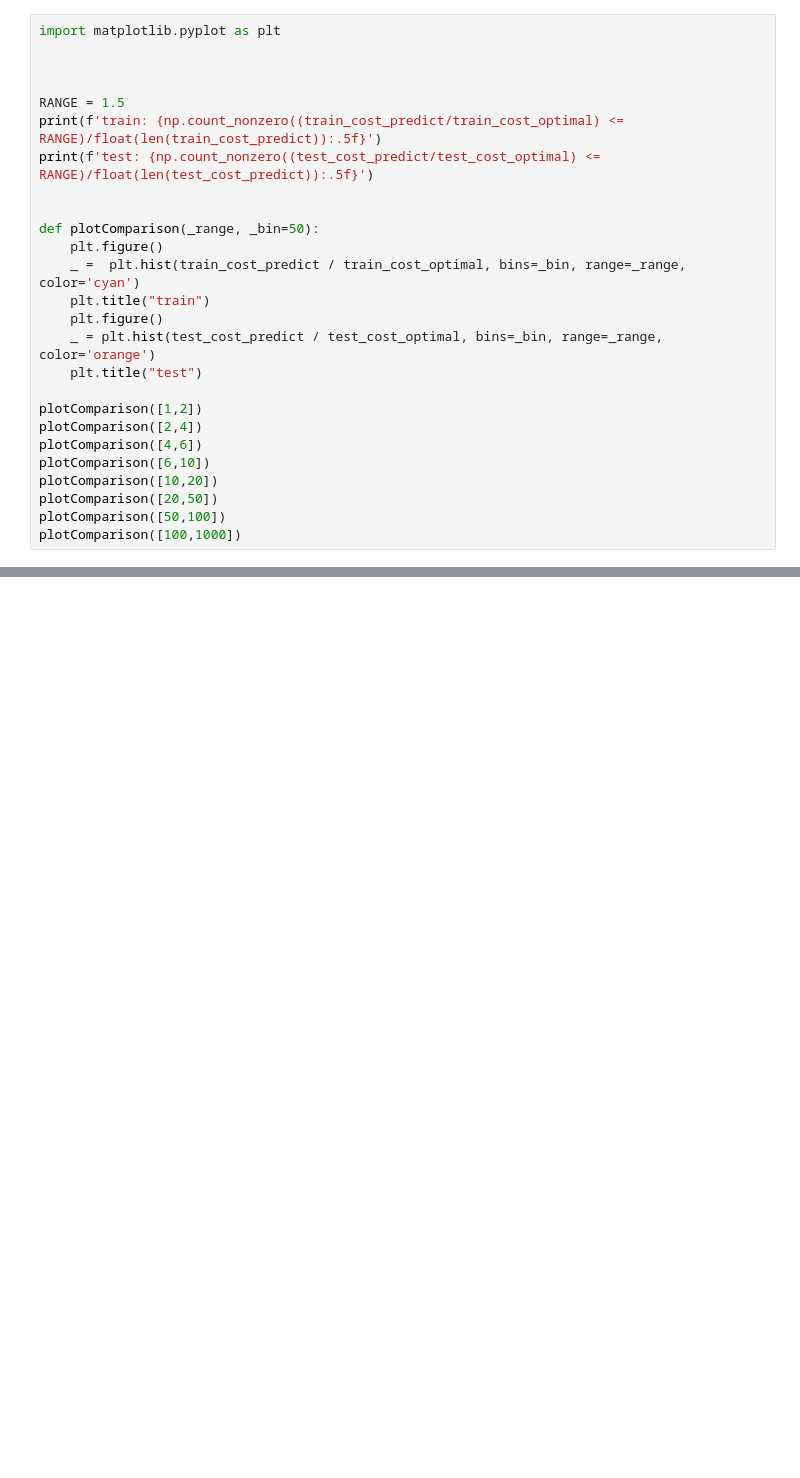
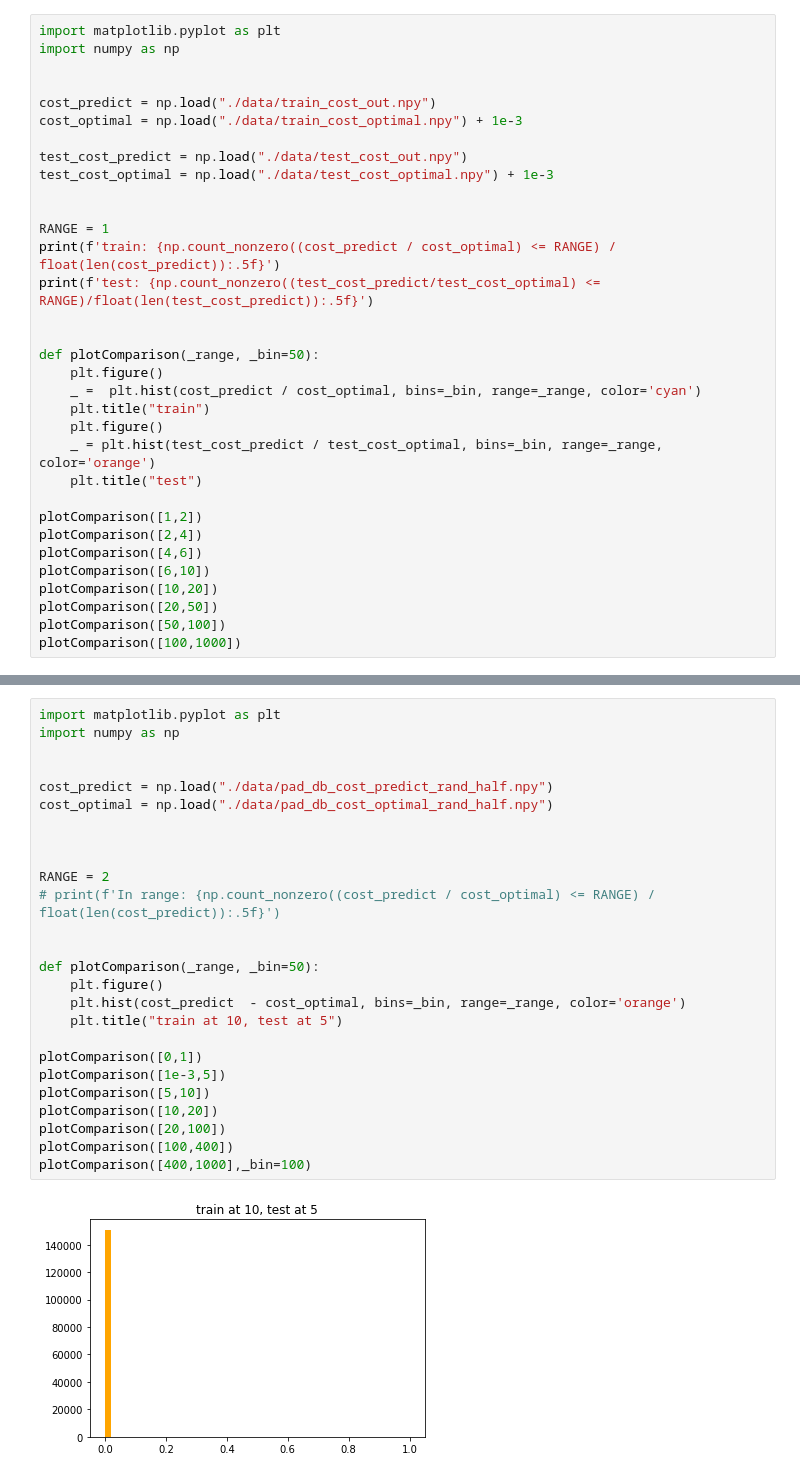
Before and after one commit to qhc99/rrm_python, a Jupyter notebook: repl.ipynb, the cells around one changed output, grey strips where cells are left out. Drawn from its saved outputs; the diff is of its cells as text; blank space fills up the shorter version.

```diff
--- a/repl.ipynb
+++ b/repl.ipynb
@@ -10,16 +1,23 @@ test_cost_optimal = np.load("./data/test_cost_optimal.npy")
 # %%
 import matplotlib.pyplot as plt
+import numpy as np
 
 
+cost_predict = np.load("./data/train_cost_out.npy")
+cost_optimal = np.load("./data/train_cost_optimal.npy") + 1e-3
 
-RANGE = 1.5
-print(f'train: {np.count_nonzero((train_cost_predict/train_cost_optimal) <= RANGE)/float(len(train_cost_predict)):.5f}')
+test_cost_predict = np.load("./data/test_cost_out.npy")
+test_cost_optimal = np.load("./data/test_cost_optimal.npy") + 1e-3
+
+
+RANGE = 1
+print(f'train: {np.count_nonzero((cost_predict / cost_optimal) <= RANGE) / float(len(cost_predict)):.5f}')
 print(f'test: {np.count_nonzero((test_cost_predict/test_cost_optimal) <= RANGE)/float(len(test_cost_predict)):.5f}')
 
 
 def plotComparison(_range, _bin=50):
     plt.figure()
-    _ =  plt.hist(train_cost_predict / train_cost_optimal, bins=_bin, range=_range, color='cyan')
+    _ =  plt.hist(cost_predict / cost_optimal, bins=_bin, range=_range, color='cyan')
     plt.title("train")
     plt.figure()
     _ = plt.hist(test_cost_predict / test_cost_optimal, bins=_bin, range=_range, color='orange')
@@ -48,3 +46,31 @@ test: 0.94540
 [figure]
 [figure]
 ... (5 outputs left out)
+# %%
+import matplotlib.pyplot as plt
+import numpy as np
+
+
+cost_predict = np.load("./data/pad_db_cost_predict_rand_half.npy")
+cost_optimal = np.load("./data/pad_db_cost_optimal_rand_half.npy")
+
+
+
+RANGE = 2
+# print(f'In range: {np.count_nonzero((cost_predict / cost_optimal) <= RANGE) / float(len(cost_predict)):.5f}')
+
+
+def plotComparison(_range, _bin=50):
+    plt.figure()
+    plt.hist(cost_predict  - cost_optimal, bins=_bin, range=_range, color='orange')
+    plt.title("train at 10, test at 5")
+
+plotComparison([0,1])
+plotComparison([1e-3,5])
+plotComparison([5,10])
+plotComparison([10,20])
+plotComparison([20,100])
+plotComparison([100,400])
+plotComparison([400,1000],_bin=100)
+# %% [output]
+[figure, added]
```
Also changed, not shown: parts of 3 cells of this notebook, 5 other files.
